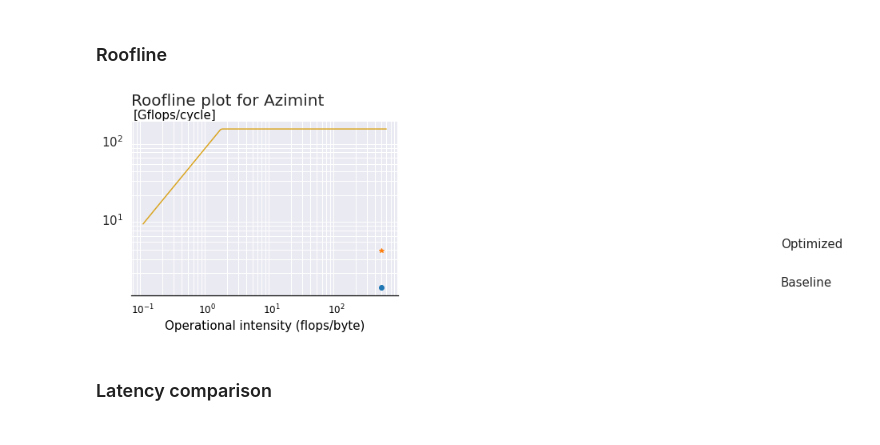
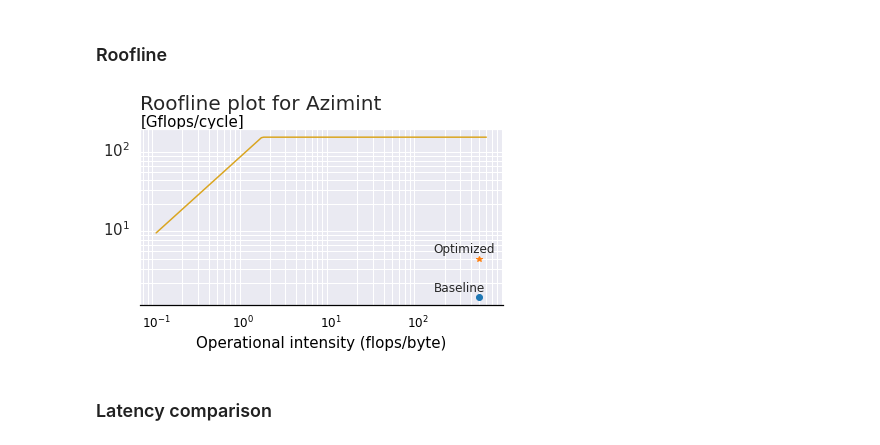
Before and after one commit to fabianlandwehr1/DPHPC-Project, a Jupyter notebook: graphs/DPHPC Graphs.ipynb, the cells around one changed output. Saved outputs shown, nothing was run; the diff lists cells and outputs as text; code cells hidden in the pictures.

Commit message:
graphs v0.4

```diff
--- a/graphs/DPHPC Graphs.ipynb
+++ b/graphs/DPHPC Graphs.ipynb
@@ -68,37 +68,37 @@ for i in range(len(x)):
 
 y = np.array(temp)
 ax.plot(x,y,color='goldenrod')
 
 #plot kernels
 for i in range(len(kernel)):
     ax.plot(kernel[i][0], kernel[i][1], kernel[i][3], color=kernel[i][2])
 
 # Add labels to each datapoint
-for i, txt in enumerate(kernel_names):
-    ax.annotate(txt, xy = (kernel[i][0], kernel[i][1]), xytext = (kernel[i][0], kernel[i][1]), textcoords='offset points')
+ax.annotate(kernel_names[0], xy = (kernel[0][0] - 350, kernel[0][1] + 0.25), fontsize = 12)
+ax.annotate(kernel_names[1], xy = (kernel[1][0] - 350, kernel[1][1] + 1), fontsize = 12)
 
 ## Roofline settings #########################################################################
 
 ax.set_xscale("log")
 ax.set_yscale("log")
 ax.set_title('Roofline plot for {}'.format(kernel_name), loc='left', pad = 20)
 ax.set_xlabel('Operational intensity (flops/byte)')
 ax.set_ylabel('[Gflops/cycle]', rotation=0, loc = 'top')
 ax.grid(which="both")
 ax.spines['bottom'].set_color('black')
 ax.tick_params(axis='x', colors='black')
 ax.xaxis.label.set_color('black')
 ax.yaxis.label.set_color('black')
 # plt.legend(loc='upper left')
-ax.yaxis.set_label_coords(0.32, 1)
+ax.yaxis.set_label_coords(0.29, 1)
 
 # plt.xticks(x, x)
 plt.tight_layout() #Cuts waste white space
 plt.savefig('./{}_roofline.png'.format(kernel_name),
             facecolor=fig.get_facecolor(), bbox_inches="tight", edgecolor='None',dpi=500)
 plt.show()
 # %% [output]
-[figure, old version]
+[figure, new version]
 # %% [markdown]
 ### Latency comparison
 # %%
```
Also changed, not shown: parts of 5 cells of this notebook, 6 other files.
